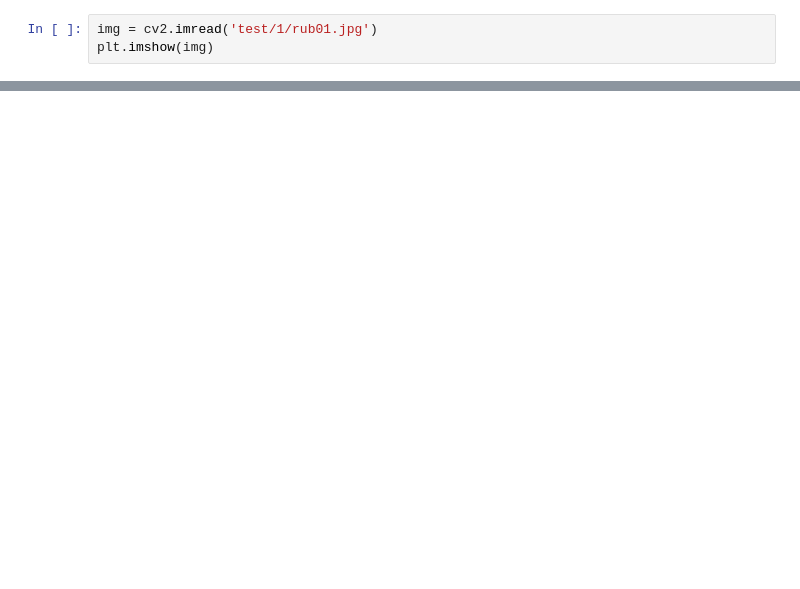
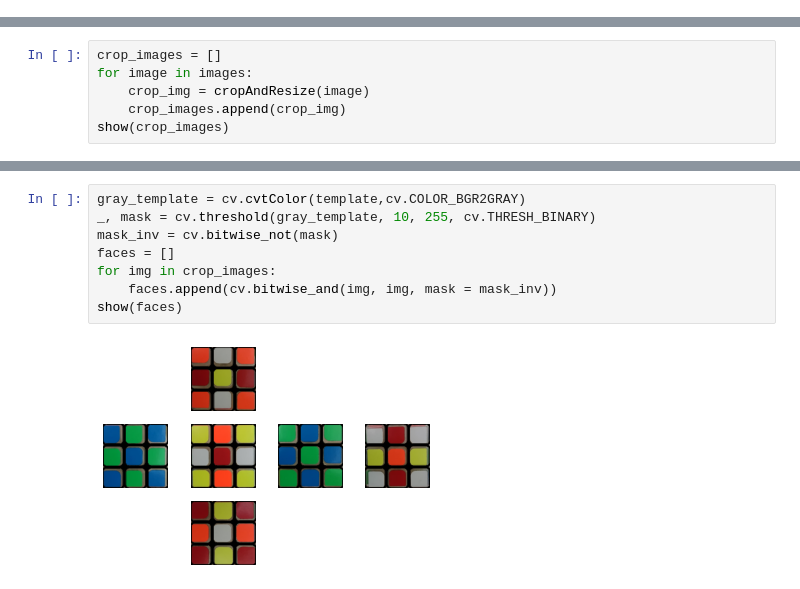
Before and after one commit to kurogo-nguyen/solve_rubik, a Jupyter notebook: 1.ipynb, the cells around one changed output, grey strips where cells are left out. Drawn from its saved outputs; the diff is of its cells as text; blank space fills up the shorter version.

```diff
--- a/1.ipynb
+++ b/1.ipynb
@@ -44,3 +58,0 @@ plt.imshow(img_canny, cmap='gray')
-# %%
-img = cv2.imread('test/1/rub01.jpg')
-plt.imshow(img)
@@ -130,0 +67,6 @@ cv.destroyAllWindows()
+# %%
+crop_images = []
+for image in images:
+    crop_img = cropAndResize(image)
+    crop_images.append(crop_img)
+show(crop_images)
@@ -130,0 +75,10 @@ cv.destroyAllWindows()
+# %%
+gray_template = cv.cvtColor(template,cv.COLOR_BGR2GRAY)
+_, mask = cv.threshold(gray_template, 10, 255, cv.THRESH_BINARY)
+mask_inv = cv.bitwise_not(mask)
+faces = []
+for img in crop_images:
+    faces.append(cv.bitwise_and(img, img, mask = mask_inv))
+show(faces)
+# %% [output]
+[figure, added]
```
Also changed, not shown: parts of 24 cells of this notebook.
